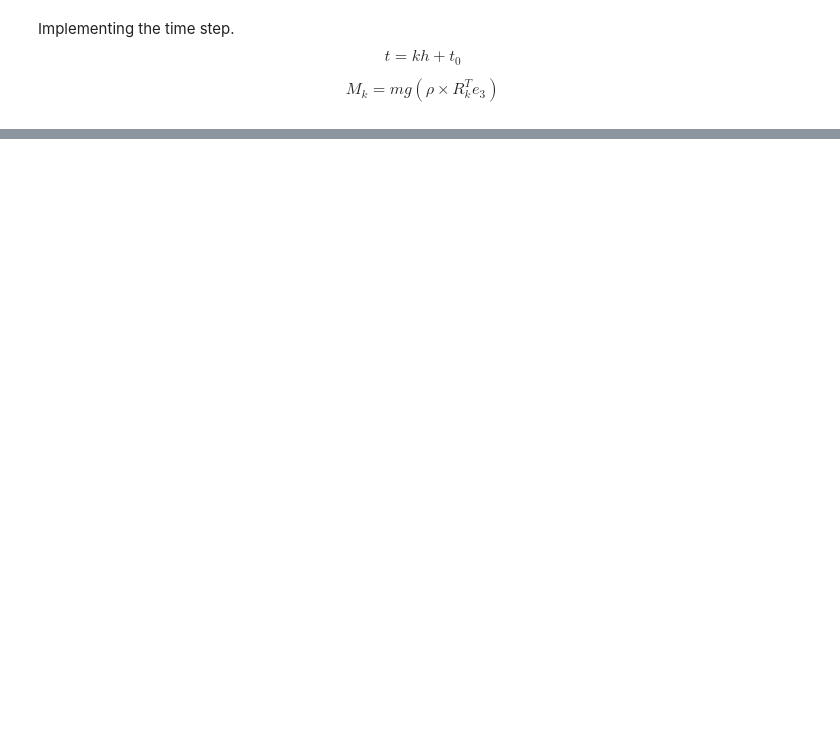
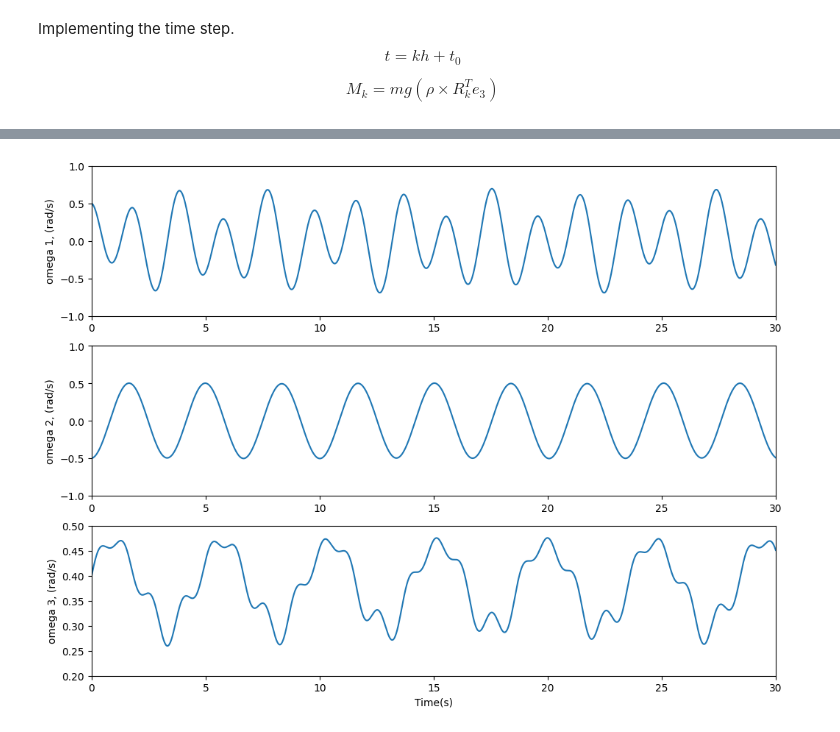
Before and after one commit to ynj66/lander-challenge-yhwang-code, a Jupyter notebook: src/Python Code/LGVIprototype.ipynb, the cells around one changed output, grey strips where cells are left out. Drawn from its saved outputs; the diff is of its cells as text; code cells hidden in the pictures; blank space fills up the shorter version.

```diff
--- a/src/Python Code/LGVIprototype.ipynb
+++ b/src/Python Code/LGVIprototype.ipynb
@@ -153,7 +155,7 @@ R_list[0] = R0
 
 def M(R):
     R_transpose = np.transpose(R)
-    torque = m * g * ( np.cross(rho, R @ e3 ))
+    torque = m * g * ( np.cross(rho, R_transpose @ e3 ))
     return torque
 
 # M = M(R0)
@@ -179,15 +181,9 @@ for i in range(k_max-1):
     R_list[i+1] = R_list[i] @ F
 
     # new torque
-    M_next = m * g * (np.cross(rho, R_list[i+1] @ e3))
+    M_next = M(R_list[i+1])
 
     # new angular momentum
     Pi_list[i+1] = F_transpose @ Pi_list[i] + (h/2) * F_transpose @ M_i + (h/2) * M_next
 
 Jinv = np.linalg.inv(J)
-
-omega_list = (Jinv @ Pi_list.T).T
-
-omega1 = omega_list[:, 0]
-omega2 = omega_list[:, 1]
-omega3 = omega_list[:, 2]
@@ -201,0 +202,36 @@ plt.show()
+# %%
+omega_list = []
+for i in range(len(Pi_list)):
+    omega = Jinv @ Pi_list[i]
+    omega_list.append(omega)
+
+omega_list = np.array(omega_list)
+
+omega1 = omega_list[:, :1]
+omega2 = omega_list[:, 1:2]
+omega3 = omega_list[:, 2:3]
+# %%
+t_list = np.linspace(t_span[0], t_span[1], k_max)
+
+fig, axs = plt.subplots(3,1,figsize=(12,9))
+
+axs[0].plot(t_list, omega1)
+axs[0].set_ylim(-1, 1)
+axs[0].set_xlim(0,30)
+axs[0].set_ylabel( 'omega 1, (rad/s)')
+
+axs[1].plot(t_list, omega2)
+axs[1].set_ylim(-1, 1)
+axs[1].set_xlim(0,30)
+axs[1].set_ylabel( 'omega 2, (rad/s)')
+
+axs[2].plot(t_list, omega3)
+axs[2].set_ylim(0.2, 0.5)
+axs[2].set_xlabel('Time(s)')
+axs[2].set_xlim(0,30)
+axs[2].set_ylabel( 'omega 3, (rad/s)')
+
+
+plt.show()
+# %% [output]
+[figure, added]
```
Also changed, not shown: parts of 4 cells of this notebook, 1 other file.
